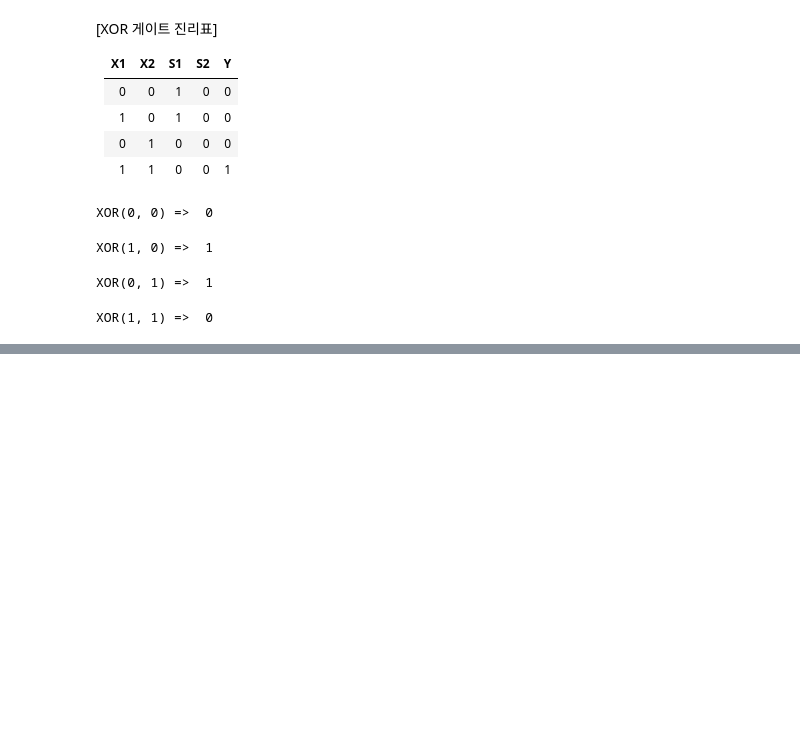
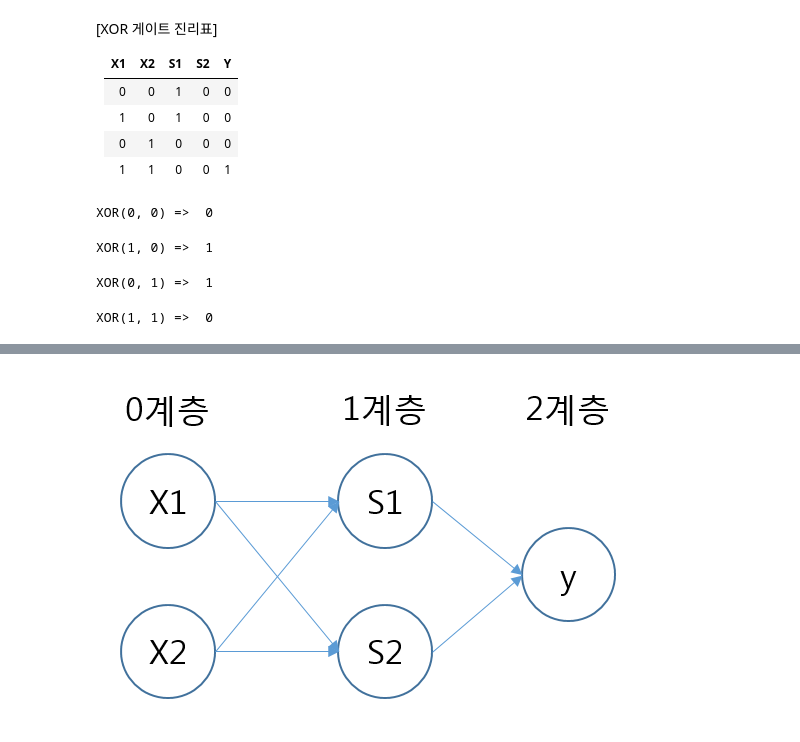
Before and after one commit to paulseo0827/deeplearning, a Jupyter notebook: CH2.Perceptron/3.XOR_Gate.ipynb, the cells around one changed output, grey strips where cells are left out. Drawn from its saved outputs; the diff is of its cells as text; code cells hidden in the pictures; blank space fills up the shorter version.

```diff
--- a/CH2.Perceptron/XOR_Gate.ipynb
+++ b/CH2.Perceptron/3.XOR_Gate.ipynb
@@ -89,0 +101,4 @@ XOR(1, 1) =>  0
+# %%
+Image(filename='xor1.PNG')
+# %% [output]
+[figure, added]
```
Also changed, not shown: parts of 2 cells of this notebook.
